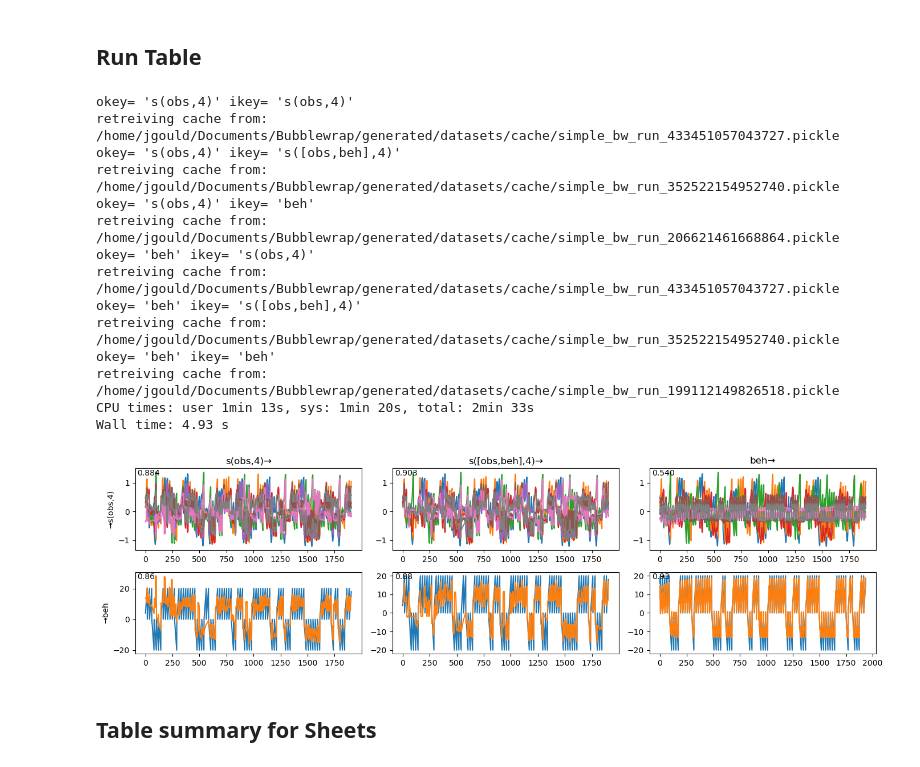
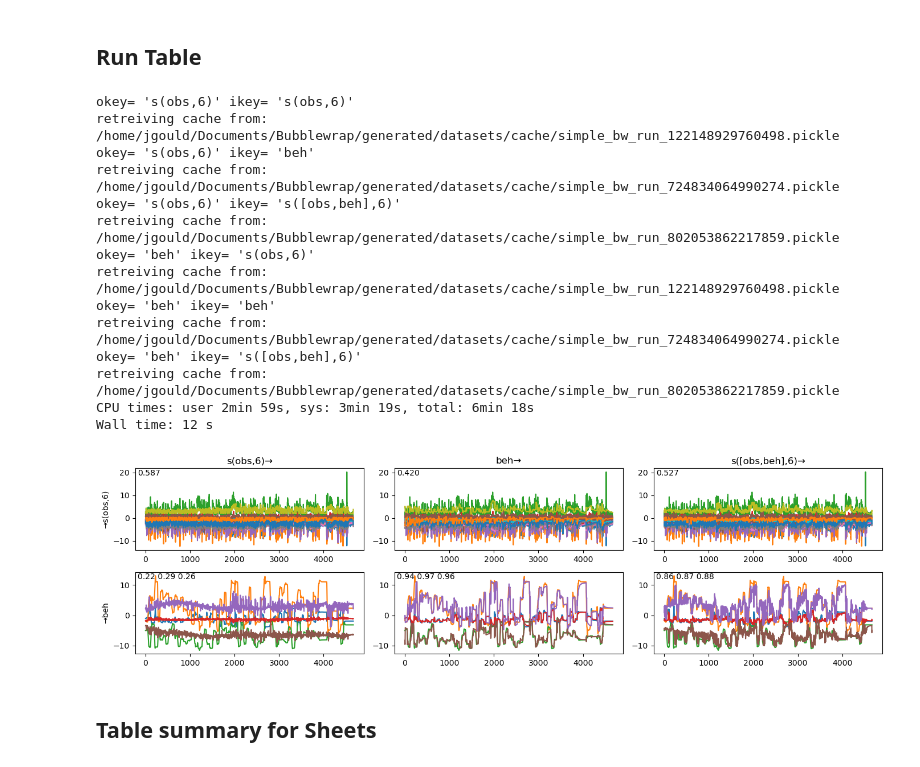
Before and after one commit to draeloslab/Bubblewrap, a Jupyter notebook: scripts/regressions.ipynb, the cells around one changed output. Cells and saved outputs as stored; diff of their text form; code cells hidden in the pictures.

```diff
--- a/scripts/regressions.ipynb
+++ b/scripts/regressions.ipynb
@@ -295,9 +295,9 @@ def evaluate(i,o, maxlen=5_000, bw_params=bw.default_parameters.default_jpca_dat
 bw_params = dict(
     bw.default_parameters.default_jpca_dataset_parameters,
 num=100,
-eps=1e-5,
-step=.5,
-num_grad_q=4,
+eps=1e-3,
+step=1,
+num_grad_q=3,
 )
 
 results = {}
@@ -316,50 +316,53 @@ for okey in output_keys:
         brs[okey][ikey] = br
         true_values[okey][ikey] = (true, times)
 # %% [output]
-okey= 's(obs,4)' ikey= 's(obs,4)'
-retreiving cache from: /home/jgould/Documents/Bubblewrap/generated/datasets/cache/simple_bw_run_433451057043727.pickle
-okey= 's(obs,4)' ikey= 's([obs,beh],4)'
-retreiving cache from: /home/jgould/Documents/Bubblewrap/generated/datasets/cache/simple_bw_run_352522154952740.pickle
-okey= 's(obs,4)' ikey= 'beh'
-retreiving cache from: /home/jgould/Documents/Bubblewrap/generated/datasets/cache/simple_bw_run_206621461668864.pickle
-okey= 'beh' ikey= 's(obs,4)'
-retreiving cache from: /home/jgould/Documents/Bubblewrap/generated/datasets/cache/simple_bw_run_433451057043727.pickle
-okey= 'beh' ikey= 's([obs,beh],4)'
-retreiving cache from: /home/jgould/Documents/Bubblewrap/generated/datasets/cache/simple_bw_run_352522154952740.pickle
+okey= 's(obs,6)' ikey= 's(obs,6)'
+retreiving cache from: /home/jgould/Documents/Bubblewrap/generated/datasets/cache/simple_bw_run_122148929760498.pickle
+okey= 's(obs,6)' ikey= 'beh'
+retreiving cache from: /home/jgould/Documents/Bubblewrap/generated/datasets/cache/simple_bw_run_724834064990274.pickle
+okey= 's(obs,6)' ikey= 's([obs,beh],6)'
+retreiving cache from: /home/jgould/Documents/Bubblewrap/generated/datasets/cache/simple_bw_run_802053862217859.pickle
+okey= 'beh' ikey= 's(obs,6)'
+retreiving cache from: /home/jgould/Documents/Bubblewrap/generated/datasets/cache/simple_bw_run_122148929760498.pickle
 okey= 'beh' ikey= 'beh'
-retreiving cache from: /home/jgould/Documents/Bubblewrap/generated/datasets/cache/simple_bw_run_199112149826518.pickle
-CPU times: user 1min 13s, sys: 1min 20s, total: 2min 33s
-Wall time: 4.93 s
+retreiving cache from: /home/jgould/Documents/Bubblewrap/generated/datasets/cache/simple_bw_run_724834064990274.pickle
+okey= 'beh' ikey= 's([obs,beh],6)'
+retreiving cache from: /home/jgould/Documents/Bubblewrap/generated/datasets/cache/simple_bw_run_802053862217859.pickle
+CPU times: user 2min 59s, sys: 3min 19s, total: 6min 18s
+Wall time: 12 s
 # %%
 # this cell plots the table of results
+
+def get_corrs_from_br(br):
+    lh_predicted, lh_true, _ = br.get_behavior_last_half(br.obs_ds.time_offsets[-1])
+    corrs = [np.corrcoef(lh_true[:,j], lh_predicted[:,j])[0,1] for j in range(lh_true.shape[1])]
+    return corrs
 
 fig, ax = plt.subplots(nrows=len(output_keys), ncols=len(input_keys), figsize=(14,2*len(output_keys)), layout='tight', squeeze=False)
 
 s = slice(-1)
 
 for row, okey in enumerate(output_keys):
     ax[row,0].set_ylabel("→" + okey)
     for col, ikey in enumerate(input_keys):
         true, times, predicted = fin.clip(*true_values[okey][ikey], results[okey][ikey])
         # halfway = len(true)//2
         # corrs = [np.corrcoef(true[-halfway:,j], predicted[-halfway:,j])[0,1] for j in range(true.shape[1])]
 
         br = brs[okey][ikey]
-        lh_predicted, lh_true, _ = br.get_behavior_last_half(br.obs_ds.time_offsets[-1])
-        corrs = [np.corrcoef(lh_true[:,j], lh_predicted[:,j])[0,1] for j in range(true.shape[1])]
-
+        corrs = get_corrs_from_br(br)
 
         ax[row,col].plot(true[s])
         ax[row,col].plot(predicted[s])
 
         if true.shape[1] < 4:
             corrs = " ".join([f"{c:.2f}" for c in corrs])
         else:
             corrs = f"{np.mean(corrs):.3f}"
         ax[row,col].text(.01,.99, corrs, ha='left', va='top', transform=ax[row, col].transAxes)
         if row == 0:
             ax[0,col].set_title(ikey +  "→")
 # %% [output]
-[figure, old version]
+[figure, new version]
 # %% [markdown]
 ## Table summary for Sheets
```
Also changed, not shown: parts of 11 cells of this notebook.
